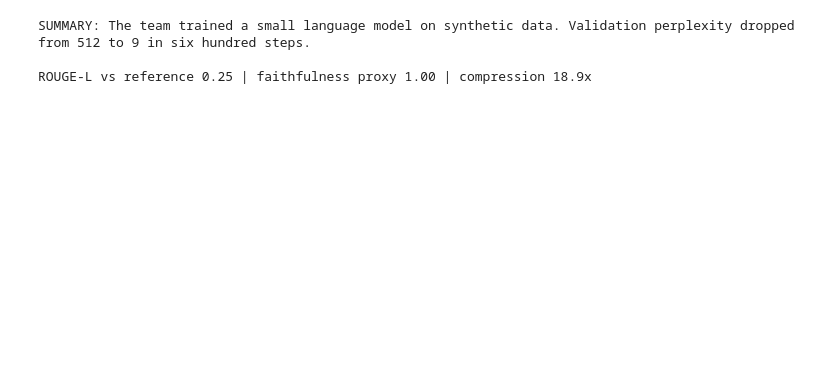
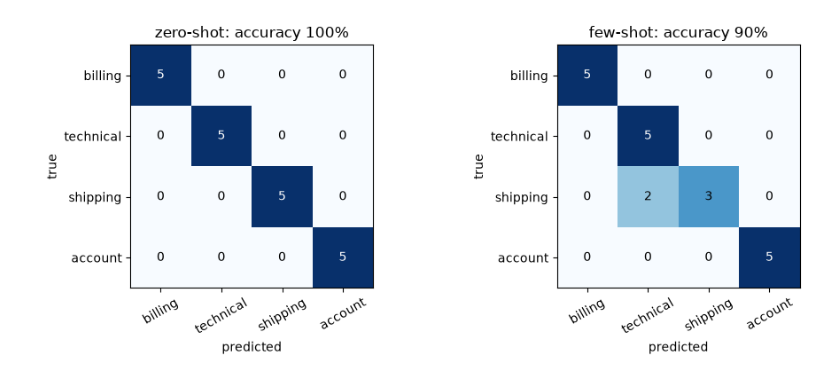
Before and after one commit to ZoodiacR/llm-edu-suite, a Jupyter notebook: notebooks/04_applications/13_modern_llm_applications.ipynb, the cells around one changed output. Saved outputs shown, nothing was run; the diff lists cells and outputs as text; code cells hidden in the pictures; blank space fills up the shorter version.

```diff
--- a/notebooks/04_applications/13_modern_llm_applications.ipynb
+++ b/notebooks/04_applications/13_modern_llm_applications.ipynb
@@ -25,6 +35,14 @@ random.seed(0); np.random.seed(0)
 # %%
-from llm_edu_suite.llm_client import MockLLM, OpenAICompatibleClient
-from llm_edu_suite.applications import extract_structured, classify, summarize, SemanticCache, PromptInjectionGuard, BatchProcessor, few_shot_prompt
-from llm_edu_suite.evaluation import accuracy, confusion_counts, rouge_l, token_f1, context_support
-llm = MockLLM()
-# llm = OpenAICompatibleClient("Qwen/Qwen2.5-7B-Instruct", base_url="http://localhost:8000/v1")   # or a real model
+import re
+from typing import Literal, Optional
+from pydantic import BaseModel, Field
+from langchain_core.prompts import ChatPromptTemplate, FewShotChatMessagePromptTemplate
+from langchain_core.output_parsers import StrOutputParser
+from langchain_core.runnables import RunnableLambda
+
+llm = get_llm()
+COLORS = ["#2a78d6", "#eb6834", "#1baf7a", "#eda100"]          # one fixed colour order for every plot in the notebook
+
+def style(ax):
+    ax.grid(axis="y", alpha=.3); ax.spines[["top", "right"]].set_visible(False)
+print(llm.invoke("Reply with the single word: ready").content)
@@ -86,13 +238,16 @@ Short input → one call. Long input → summarize chunks, then summarize the su
 # %%
-source = ("The team trained a small language model on synthetic data. Validation perplexity dropped from 512 to 9 in six hundred steps. "
-          "They then applied LoRA with rank eight and matched full fine-tuning on the reverse task. Quantizing to four bits with block size thirty-two "
-          "kept perplexity within two percent. Finally they served the model with a KV cache and measured a four times speed-up over recompute. ") * 6
-reference = "A small LM was trained on synthetic data, fine-tuned with LoRA, quantized to 4 bits with little loss, and served 4x faster with a KV cache."
-summary = summarize(llm, source, max_chunk_words=120)
-print("SUMMARY:", summary)
-print(f"\nROUGE-L vs reference {rouge_l(summary, reference):.2f} | faithfulness proxy {context_support(summary, source):.2f} | compression {len(source.split())/max(1,len(summary.split())):.1f}x")
+fig, axes = plt.subplots(1, 2, figsize=(10, 4))
+for ax, (name, p) in zip(axes, preds.items()):
+    M = np.zeros((len(LABELS), len(LABELS)), dtype=int)
+    for g, q in zip(gold, p):
+        M[LABELS.index(g), LABELS.index(q)] += 1
+    ax.imshow(M, cmap="Blues", vmin=0, vmax=5)
+    for i in range(len(LABELS)):
+        for j in range(len(LABELS)):
+            ax.text(j, i, M[i, j], ha="center", va="center", color="white" if M[i, j] > 3 else "black")
+    ax.set_xticks(range(len(LABELS))); ax.set_xticklabels(LABELS, rotation=30); ax.set_yticks(range(len(LABELS))); ax.set_yticklabels(LABELS)
+    ax.set_xlabel("predicted"); ax.set_ylabel("true"); ax.set_title(f"{name}: accuracy {acc[name]:.0%}")
+plt.tight_layout(); plt.show()
 # %% [output]
-SUMMARY: The team trained a small language model on synthetic data. Validation perplexity dropped from 512 to 9 in six hundred steps.
-
-ROUGE-L vs reference 0.25 | faithfulness proxy 1.00 | compression 18.9x
+[figure, added]
 # %% [markdown]
```
Also changed, not shown: parts of 29 cells of this notebook, 56 other files.
